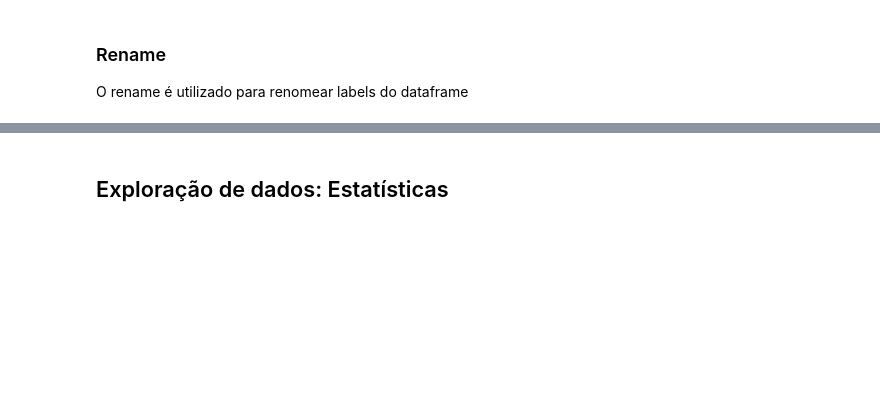
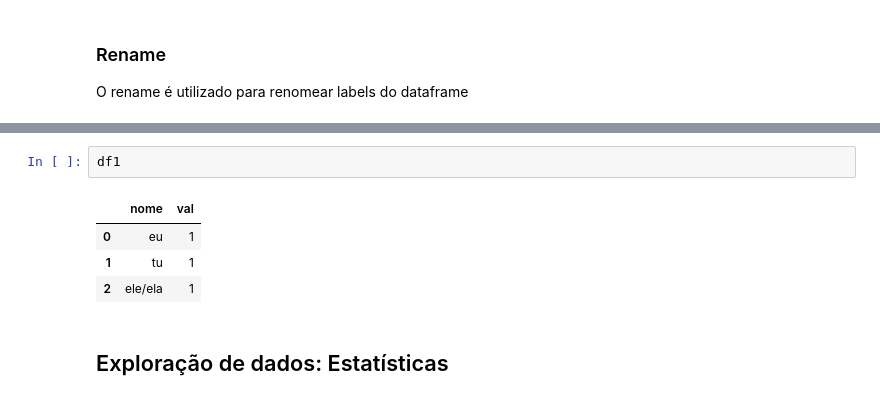
Before and after one commit to brunoissamo/tecnicas-programacao-i-suzano, a Jupyter notebook: aula04-pandas(Bruno).ipynb, the cells around one changed output, grey strips where cells are left out. Cells and saved outputs as stored; diff of their text form; blank space fills up the shorter version.

```diff
--- a/aula04-pandas(Bruno).ipynb
+++ b/aula04-pandas(Bruno).ipynb
@@ -184,3 +435,10 @@ df1.rename(columns={'nome': 'nome_alterado'})
+# %%
+df1
+# %% [output]
+|  | nome | val |
+| 0 | eu | 1 |
+| 1 | tu | 1 |
+| 2 | ele/ela | 1 |
 # %% [markdown]
 ## Exploração de dados: Estatísticas
 # %%
```
Also changed, not shown: parts of 68 cells of this notebook, 1 other file.
